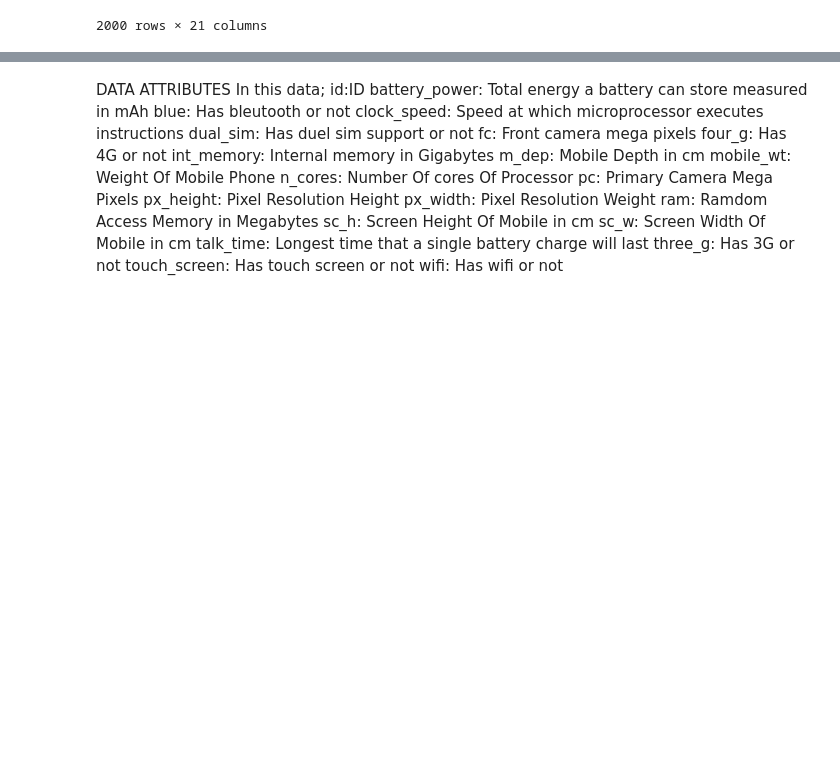
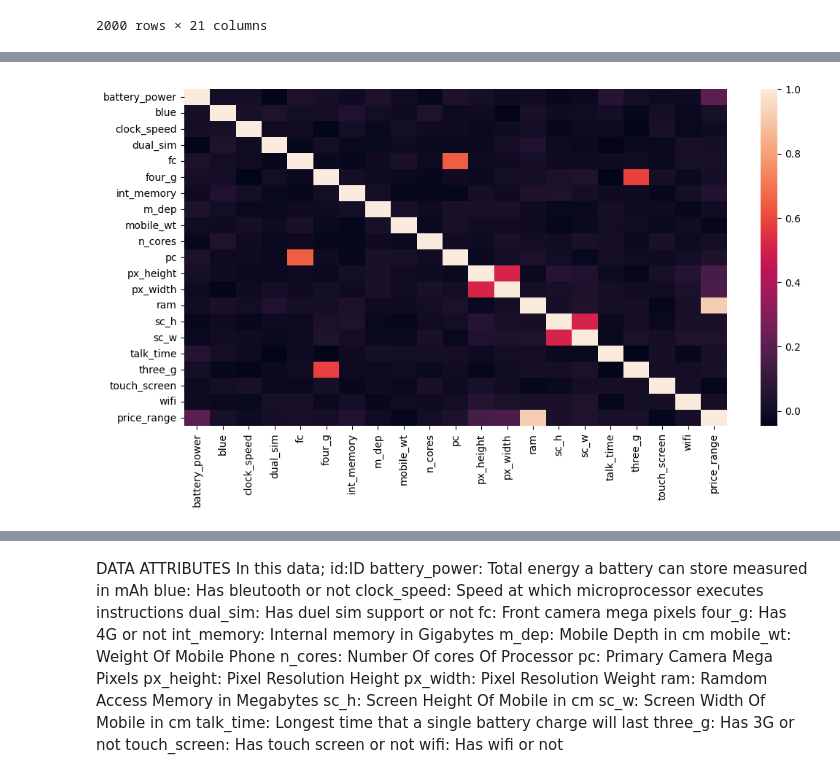
Before and after one commit to stephendambo/Dambolin9, a Jupyter notebook: Final_Project_Work.ipynb, the cells around one changed output, grey strips where cells are left out. Saved outputs shown, nothing was run; the diff lists cells and outputs as text; code cells hidden in the pictures; blank space fills up the shorter version.

```diff
--- a/Final_Project_Work.ipynb
+++ b/Final_Project_Work.ipynb
@@ -153,0 +173,6 @@ df_trainset
+# %%
+plt.figure(figsize=(12,6))
+sns.heatmap(df.corr())
+plt.show()
+# %% [output]
+[figure, added]
```
Also changed, not shown: parts of 9 cells of this notebook.
